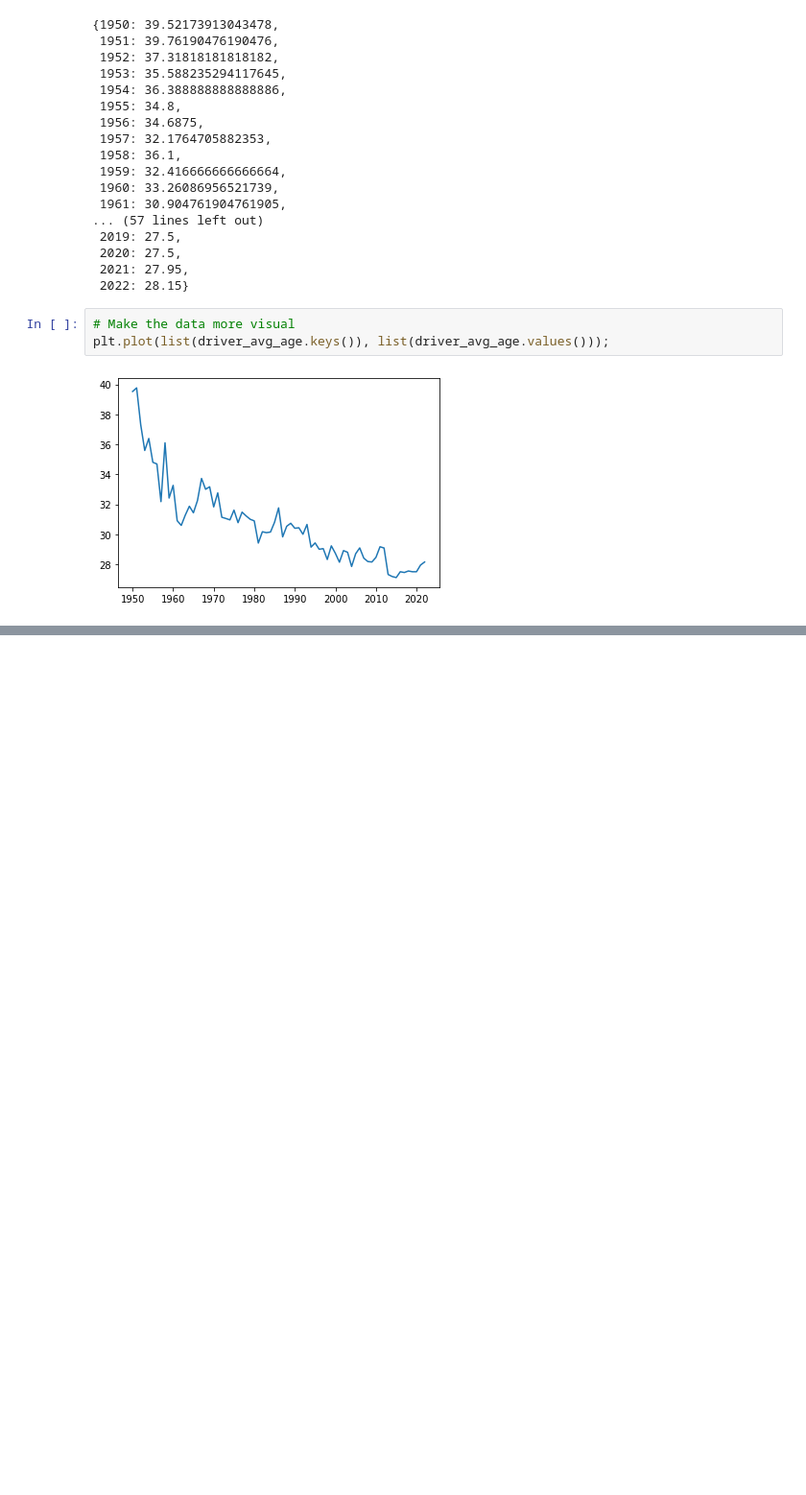
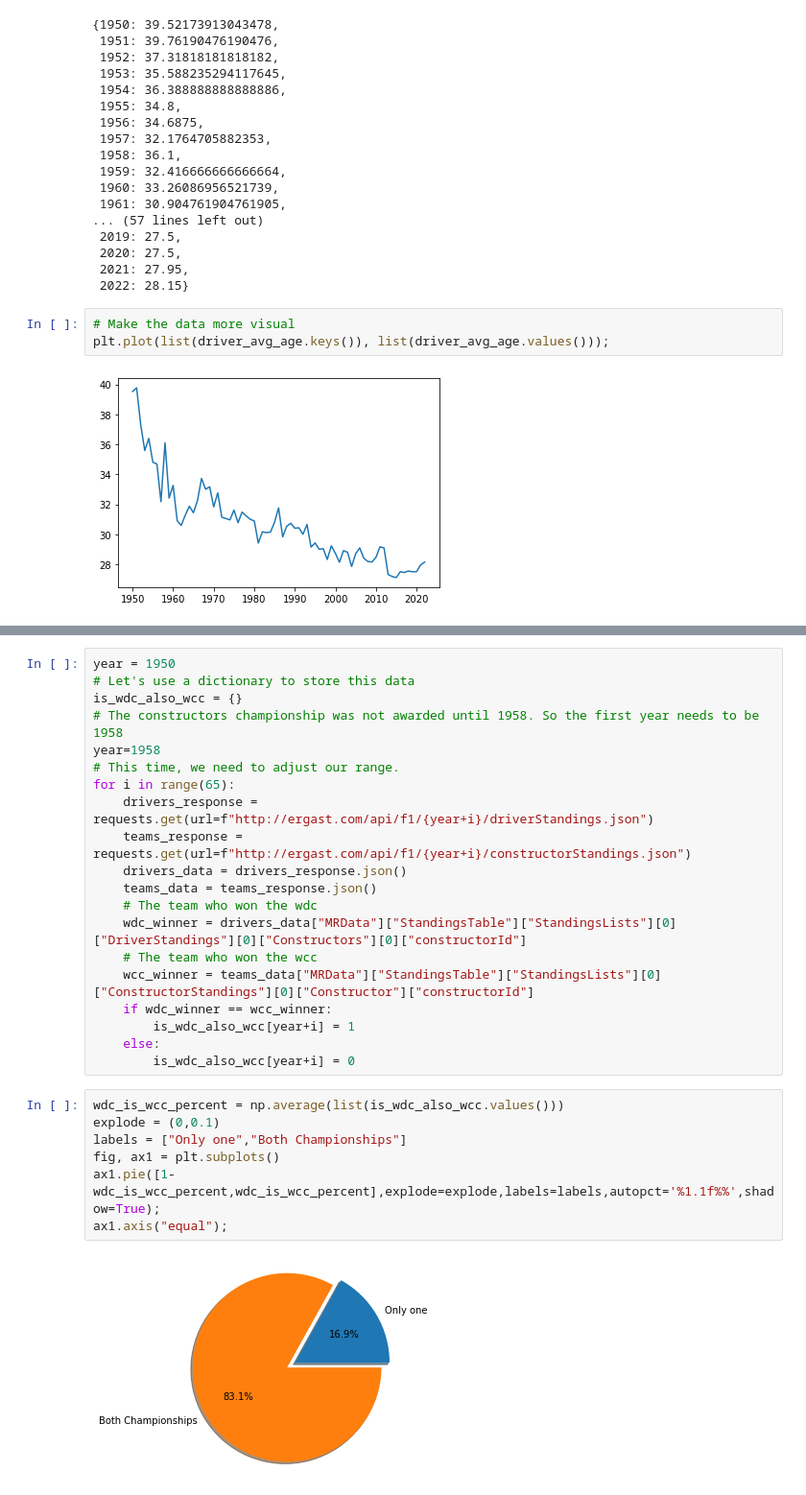
Before and after one commit to leoDomingos/study-on-formula-1-champions, a Jupyter notebook: f1-drivers-study.ipynb, the cells around one changed output, grey strips where cells are left out. Shown: that part at 96% size. Saved outputs shown, nothing was run; the diff lists cells and outputs as text; blank space fills up the shorter version.

Commit message:
Teams influence-done

```diff
--- a/f1-drivers-study.ipynb
+++ b/f1-drivers-study.ipynb
@@ -224,0 +247,29 @@ The average age of the drivers went down extremely fast, which means that on ave
+# %%
+year = 1950
+# Let's use a dictionary to store this data
+is_wdc_also_wcc = {}
+# The constructors championship was not awarded until 1958. So the first year needs to be 1958
+year=1958
+# This time, we need to adjust our range.
+for i in range(65):
+    drivers_response = requests.get(url=f"http://ergast.com/api/f1/{year+i}/driverStandings.json")
+    teams_response = requests.get(url=f"http://ergast.com/api/f1/{year+i}/constructorStandings.json")
+    drivers_data = drivers_response.json()
+    teams_data = teams_response.json()
+    # The team who won the wdc
+    wdc_winner = drivers_data["MRData"]["StandingsTable"]["StandingsLists"][0]["DriverStandings"][0]["Constructors"][0]["constructorId"]
+    # The team who won the wcc
+    wcc_winner = teams_data["MRData"]["StandingsTable"]["StandingsLists"][0]["ConstructorStandings"][0]["Constructor"]["constructorId"]
+    if wdc_winner == wcc_winner:
+        is_wdc_also_wcc[year+i] = 1
+    else:
+        is_wdc_also_wcc[year+i] = 0
+# %%
+wdc_is_wcc_percent = np.average(list(is_wdc_also_wcc.values()))
+explode = (0,0.1)
+labels = ["Only one","Both Championships"]
+fig, ax1 = plt.subplots()
+ax1.pie([1-wdc_is_wcc_percent,wdc_is_wcc_percent],explode=explode,labels=labels,autopct='%1.1f%%',shadow=True);
+ax1.axis("equal");
+# %% [output]
+[figure, added]
```
Also changed, not shown: parts of 10 cells of this notebook.
